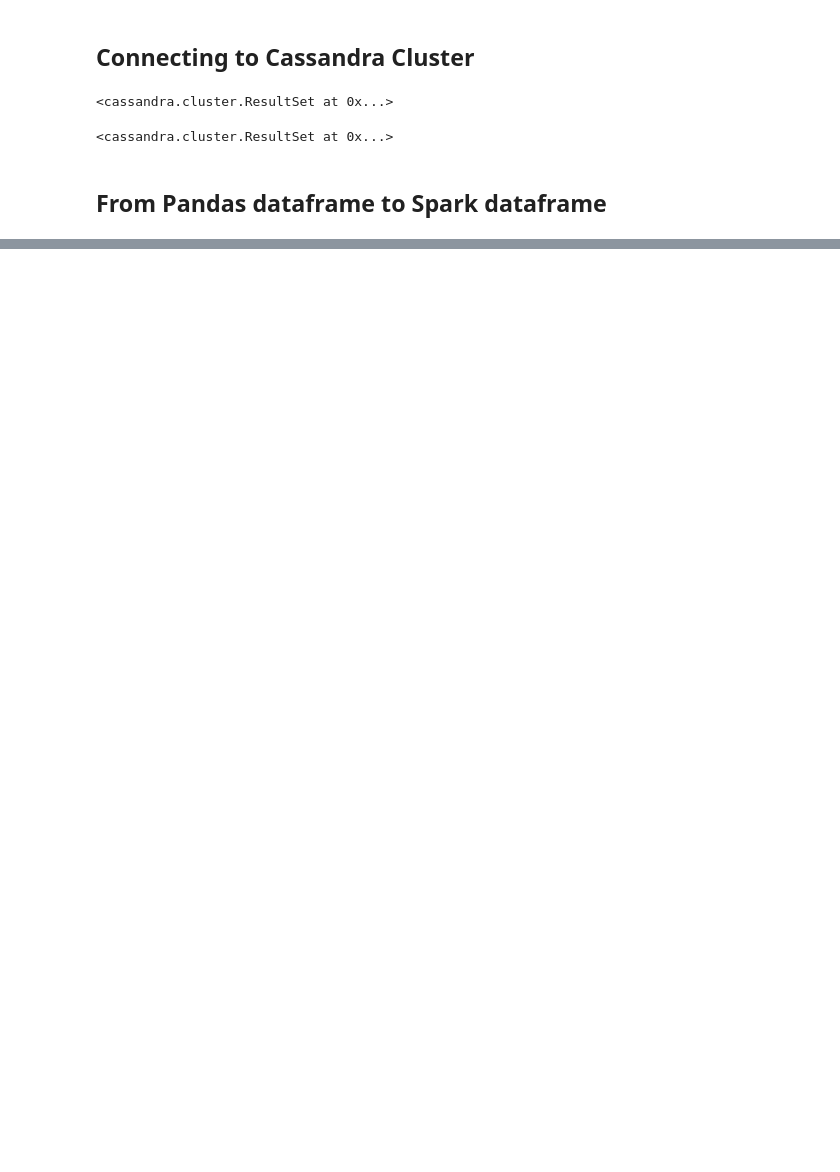
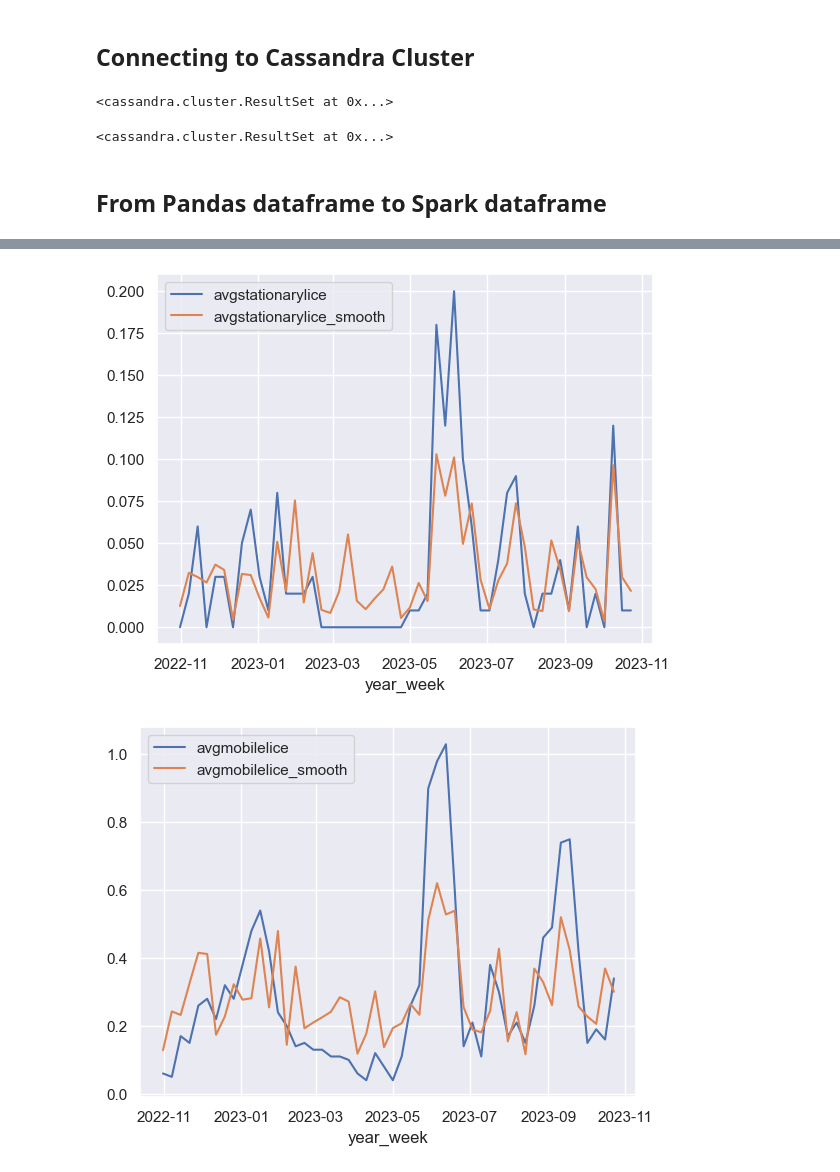
Before and after one commit to ivholmlu/D2D, a Jupyter notebook: Data_Quality.ipynb, the cells around one changed output, grey strips where cells are left out. Cells and saved outputs as stored; diff of their text form; code cells hidden in the pictures; blank space fills up the shorter version.

```diff
--- a/Data_Quality.ipynb
+++ b/Data_Quality.ipynb
@@ -221,0 +314,26 @@ only showing top 20 rows
+# %%
+# do the same with gaussian filter
+from scipy.ndimage import gaussian_filter1d
+lice_count_table_plot = lice_count_table_plot.reset_index()
+
+lice_count_table_plot['avgstationarylice_smooth'] = gaussian_filter1d(lice_count_table_plot['avgstationarylice'], sigma=1)
+lice_count_table_plot['avgmobilelice_smooth'] = gaussian_filter1d(lice_count_table_plot['avgmobilelice'], sigma=1)
+lice_count_table_plot['avgadultfemalelice_smooth'] = gaussian_filter1d(lice_count_table_plot['avgadultfemalelice'], sigma=1)
+
+# do the same for lice_count_table
+
+lice_count_table['avgstationarylice_smooth'] = gaussian_filter1d(lice_count_table['avgstationarylice'], sigma=1)
+lice_count_table['avgmobilelice_smooth'] = gaussian_filter1d(lice_count_table['avgmobilelice'], sigma=1)
+lice_count_table['avgadultfemalelice_smooth'] = gaussian_filter1d(lice_count_table['avgadultfemalelice'], sigma=1)
+
+
+
+
+lice_count_table_plot = lice_count_table_plot.set_index('year_week')
+lice_count_table_plot[['avgstationarylice','avgstationarylice_smooth']].plot()
+lice_count_table_plot[['avgmobilelice','avgmobilelice_smooth']].plot()
+lice_count_table_plot[['avgadultfemalelice','avgadultfemalelice_smooth']].plot()
+plt.show()
+# %% [output]
+[figure, added]
+[figure, added]
```
Also changed, not shown: parts of 28 cells of this notebook, 4 other files.
